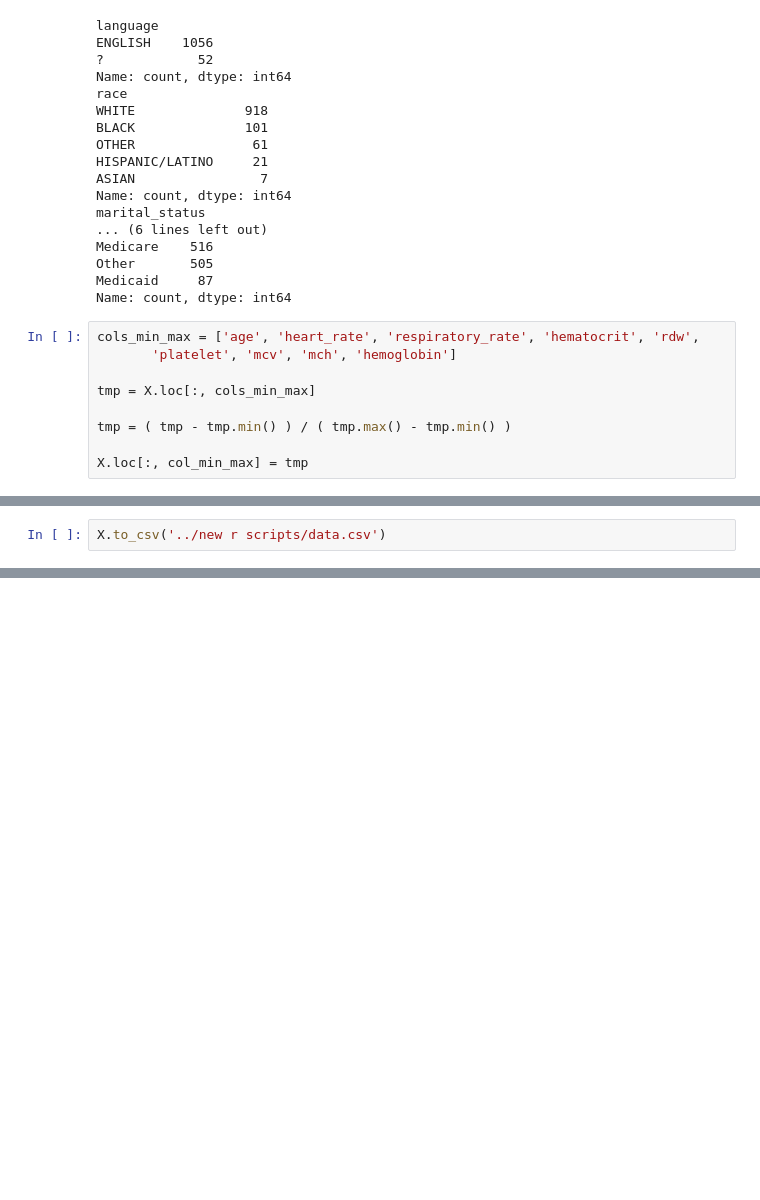
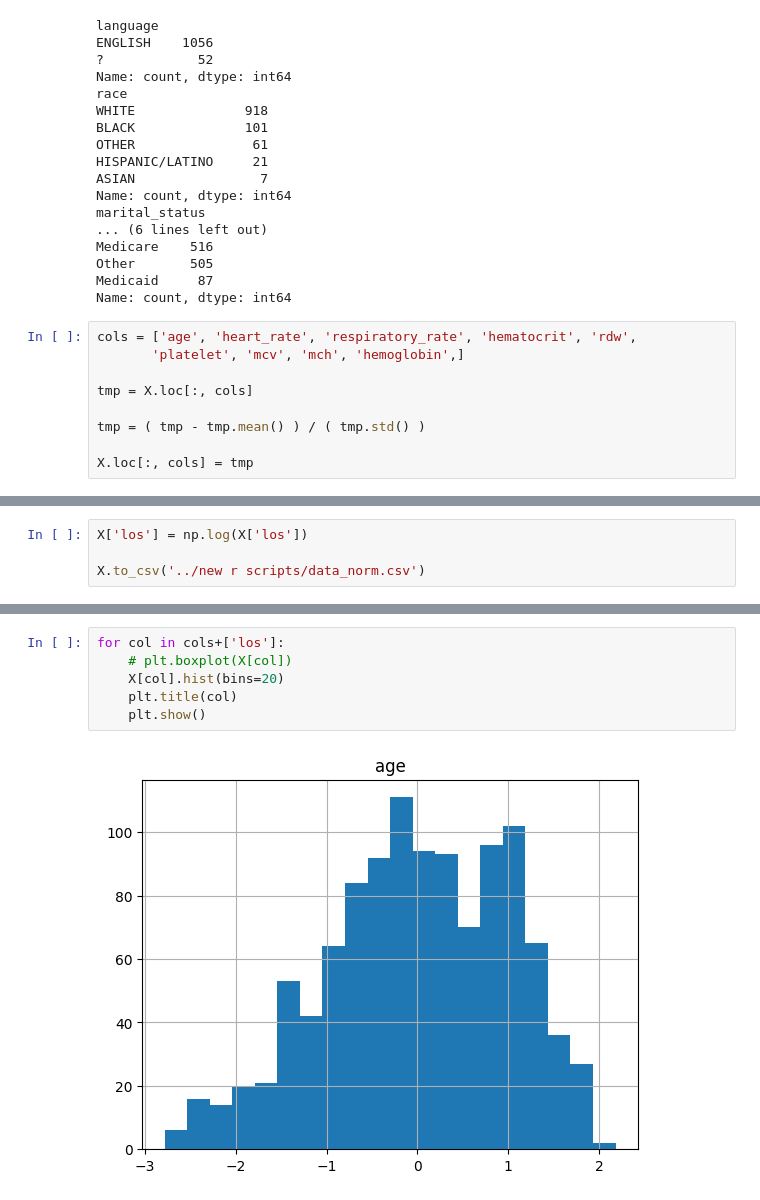
Before and after one commit to sitdownkevin/IBD-EDA, a Jupyter notebook: scripts/aes_2024_proposal.ipynb, the cells around one changed output, grey strips where cells are left out. Cells and saved outputs as stored; diff of their text form; blank space fills up the shorter version.

```diff
--- a/scripts/aes_2024_proposal.ipynb
+++ b/scripts/aes_2024_proposal.ipynb
@@ -110,12 +111,12 @@ Other       505
 Medicaid     87
 Name: count, dtype: int64
 # %%
-cols_min_max = ['age', 'heart_rate', 'respiratory_rate', 'hematocrit', 'rdw',
-       'platelet', 'mcv', 'mch', 'hemoglobin']
+cols = ['age', 'heart_rate', 'respiratory_rate', 'hematocrit', 'rdw',
+       'platelet', 'mcv', 'mch', 'hemoglobin',]
 
-tmp = X.loc[:, cols_min_max]
+tmp = X.loc[:, cols]
 
-tmp = ( tmp - tmp.min() ) / ( tmp.max() - tmp.min() )
+tmp = ( tmp - tmp.mean() ) / ( tmp.std() )
 
-X.loc[:, col_min_max] = tmp
+X.loc[:, cols] = tmp
 # %%
@@ -124,2 +125,4 @@ X.loc[:, [col for col in X.columns if col not in cols_min_max+['los']]] = \
 # %%
-X.to_csv('../new r scripts/data.csv')
+X['los'] = np.log(X['los'])
+
+X.to_csv('../new r scripts/data_norm.csv')
@@ -125,0 +142,8 @@ X.to_csv('../new r scripts/data.csv')
+# %%
+for col in cols+['los']:
+    # plt.boxplot(X[col])
+    X[col].hist(bins=20)
+    plt.title(col)
+    plt.show()
+# %% [output]
+[figure, added]
```
Also changed, not shown: parts of 5 cells of this notebook, 7 other files.
